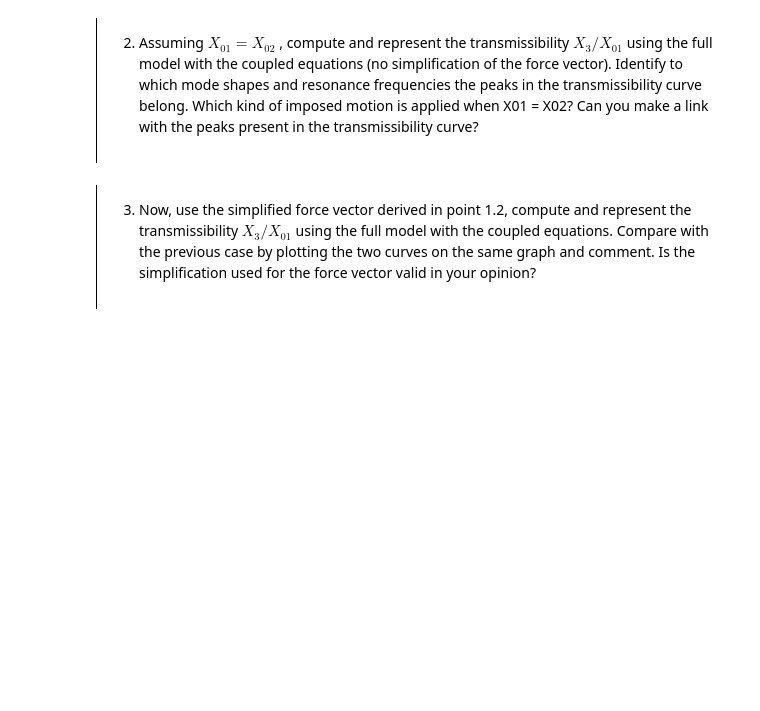
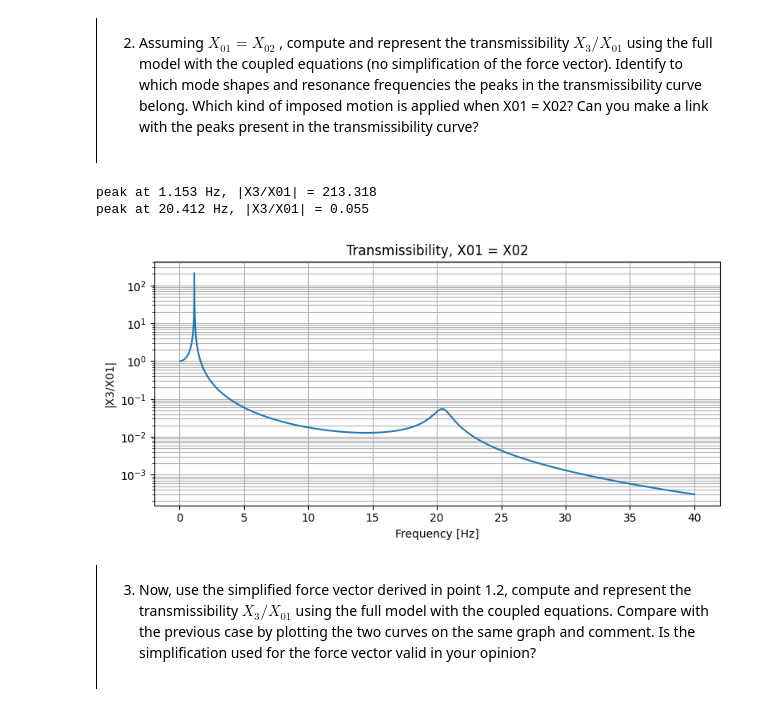
Before and after one commit to EmilienJottrand/MV2627_Exercises, a Jupyter notebook: Project2627/project.ipynb, the cells around one changed output. Cells and saved outputs as stored; diff of their text form; code cells hidden in the pictures; blank space fills up the shorter version.

```diff
--- a/Project2627/project.ipynb
+++ b/Project2627/project.ipynb
@@ -117,26 +119,31 @@ def transmissibility(f, M, C, K, k, b):
 # %%
 import matplotlib.pyplot as plt
 
+X0 = np.array([1, 1, 0, 0])
+f = np.linspace(0.05, 40, 40000)
 
-
-f = np.linspace(0.05, 40, 40000)
-T = np.zeros(len(f), complex); R = np.zeros(len(f), complex)
-for i, fi in enumerate(f):
-    w = 2*np.pi*fi
-    F = (k + 1j*w*b) * np.array([1, 1, 0, 0])     # X01 = X02 = 1, full force vector
-    q = np.linalg.solve(-w**2*M + 1j*w*C + K, F)
-    T[i], R[i] = q[2], q[3]
+[T, R] = transmissibility(f, X0, M, C, K, k, b)
 
 A = np.abs(T)
 pk = [i for i in range(1,len(f)-1) if A[i]>A[i-1] and A[i]>A[i+1]]
-for i in pk: print(f"peak at {f[i]:.3f} Hz, |X3/X01| = {A[i]:.3f}, |q3/X01| = {abs(R[i]):.2e}")
+for i in pk: print(f"peak at {f[i]:.3f} Hz, |X3/X01| = {A[i]:.3f}")
 
-fig, ax = plt.subplots(2,1,figsize=(8,7))
-ax[0].semilogy(f, A); ax[0].set_ylabel("|X3/X01|"); ax[0].grid(True, which="both")
-ax[0].set_title("Transmissibility, X01 = X02")
-ax[1].semilogy(f, np.abs(R)+1e-16); ax[1].set_ylabel("|q3/X01| (rad/m)")
-ax[1].set_xlabel("Frequency (Hz)"); ax[1].grid(True, which="both")
-plt.tight_layout();
+fig, ax = plt.subplots(figsize=(8, 4))
+ax.semilogy(f, A)
+ax.set_xlabel("Frequency [Hz]")
+ax.set_ylabel("|X3/X01|")
+ax.set_title("Transmissibility, X01 = X02")
+ax.grid(True, which="both")
+plt.tight_layout()
+plt.show()
+
+
+# body bouce and wheels in phase
+# the two wheels are up simultaneously , symmetric force so the symmetric modes are excited
+# %% [output]
+peak at 1.153 Hz, |X3/X01| = 213.318
+peak at 20.412 Hz, |X3/X01| = 0.055
+[figure, added]
 # %% [markdown]
 <div style="border-left: 1px solid black; padding: 1em; margin: 1em 0;">
 
```
Also changed, not shown: parts of 20 cells of this notebook.
